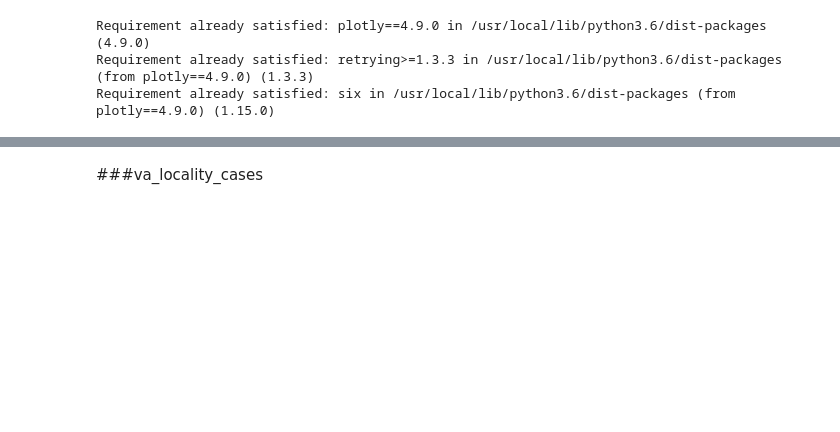
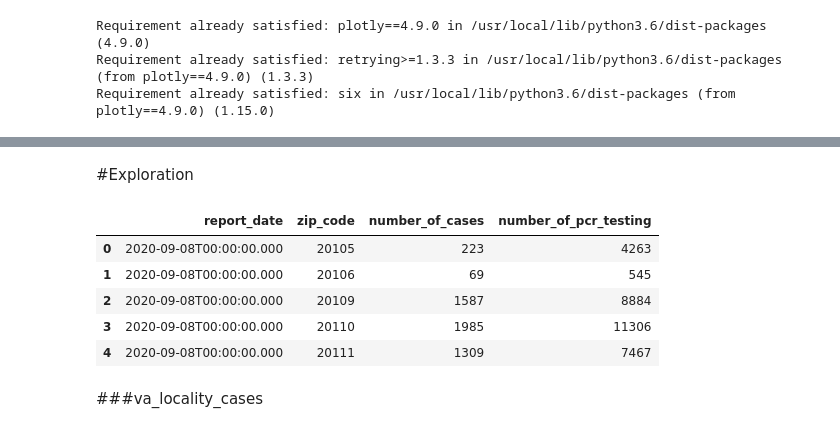
Before and after one commit to JoshuaHaga/covid_tracking_project, a Jupyter notebook: Harrisonburg.ipynb, the cells around one changed output, grey strips where cells are left out. Saved outputs shown, nothing was run; the diff lists cells and outputs as text; code cells hidden in the pictures; blank space fills up the shorter version.

```diff
--- a/Harrisonburg.ipynb
+++ b/Harrisonburg.ipynb
@@ -48,3 +78,14 @@ va_cases_zip      = pd.read_csv('https://raw.githubusercontent.com/JoshuaHaga/co
+# %% [markdown]
+#Exploration
+# %%
+va_cases_zip.head()
+# %% [output]
+|  | report_date | zip_code | number_of_cases | number_of_pcr_testing |
+| 0 | 2020-09-08T00:00:00.000 | 20105 | 223 | 4263 |
+| 1 | 2020-09-08T00:00:00.000 | 20106 | 69 | 545 |
+| 2 | 2020-09-08T00:00:00.000 | 20109 | 1587 | 8884 |
+| 3 | 2020-09-08T00:00:00.000 | 20110 | 1985 | 11306 |
+| 4 | 2020-09-08T00:00:00.000 | 20111 | 1309 | 7467 |
 # %%
 ###Filter for just harrisonburg
 harrison_zip = [22801,22802,22803,22807]
```
Also changed, not shown: parts of 22 cells of this notebook.
